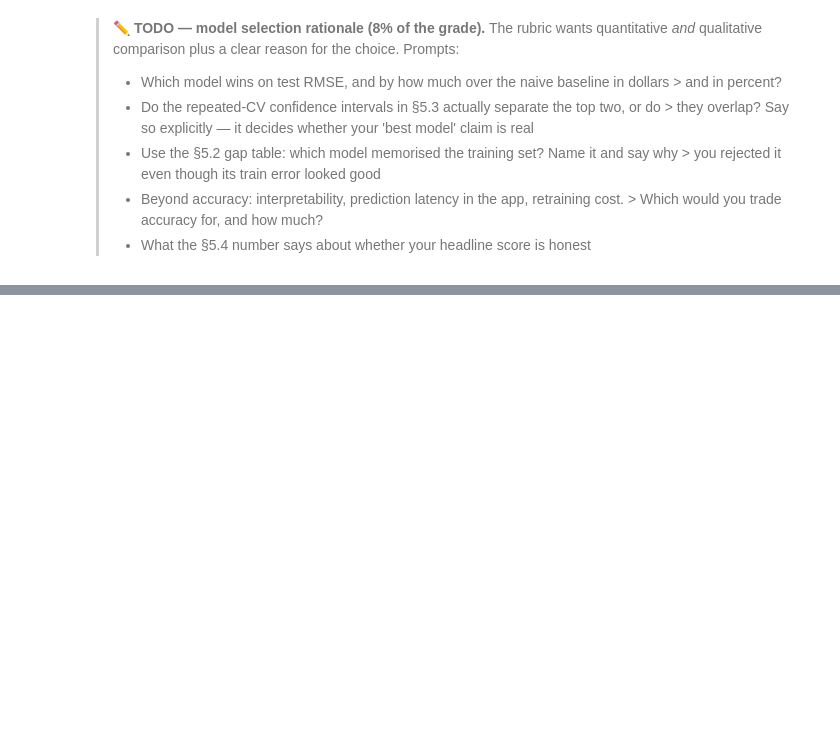
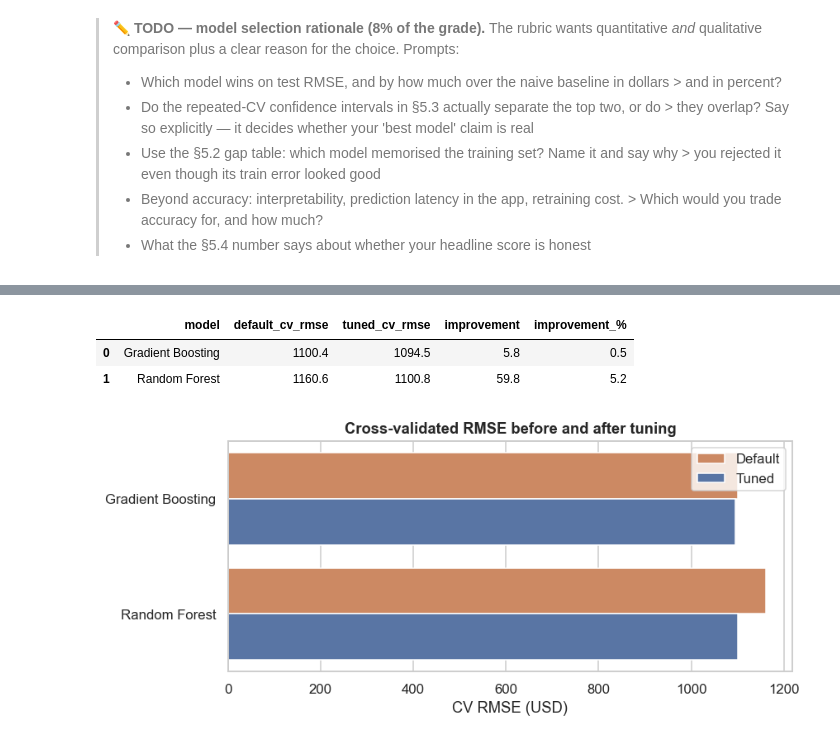
Before and after one commit to marcusteoh/bigmart-sales-forecaster, a Jupyter notebook: BigMart_Sales_Prediction.ipynb, the cells around one changed output, grey strips where cells are left out. Cells and saved outputs as stored; diff of their text form; code cells hidden in the pictures; blank space fills up the shorter version.

Commit message:
Tune the two best models

```diff
--- a/BigMart_Sales_Prediction.ipynb
+++ b/BigMart_Sales_Prediction.ipynb
@@ -1409,0 +1594,41 @@ Optimism the leak would have bought: $-3.3 (-0.32% of RMSE)
+# %%
+## Before/after comparison on identical folds
+
+default_gb_cv = -cross_val_score(
+    bp.build_pipeline(GradientBoostingRegressor(random_state=RANDOM_STATE)),
+    X_train, y_train, cv=tuning_cv, scoring='neg_root_mean_squared_error')
+default_rf_cv = -cross_val_score(
+    bp.build_pipeline(RandomForestRegressor(random_state=RANDOM_STATE, n_jobs=-1)),
+    X_train, y_train, cv=tuning_cv, scoring='neg_root_mean_squared_error')
+
+tuning_summary = pd.DataFrame([
+    {'model': 'Gradient Boosting', 'default_cv_rmse': default_gb_cv.mean(),
+     'tuned_cv_rmse': -gb_search.best_score_},
+    {'model': 'Random Forest', 'default_cv_rmse': default_rf_cv.mean(),
+     'tuned_cv_rmse': -rf_search.best_score_},
+])
+tuning_summary['improvement'] = (tuning_summary['default_cv_rmse']
+                                 - tuning_summary['tuned_cv_rmse'])
+tuning_summary['improvement_%'] = (tuning_summary['improvement']
+                                   / tuning_summary['default_cv_rmse'] * 100)
+display(tuning_summary.round(1))
+
+fig, ax = plt.subplots(figsize=(8, 3.6))
+melted = tuning_summary.melt(id_vars='model',
+                             value_vars=['default_cv_rmse', 'tuned_cv_rmse'],
+                             var_name='setting', value_name='CV RMSE')
+melted['setting'] = melted['setting'].map({'default_cv_rmse': 'Default',
+                                           'tuned_cv_rmse': 'Tuned'})
+sns.barplot(data=melted, x='CV RMSE', y='model', hue='setting', ax=ax,
+            palette=['#DD8452', '#4C72B0'])
+ax.set_title('Cross-validated RMSE before and after tuning', fontweight='bold')
+ax.set_xlabel('CV RMSE (USD)')
+ax.set_ylabel('')
+ax.legend(title='')
+plt.tight_layout()
+plt.show()
+# %% [output]
+|  | model | default_cv_rmse | tuned_cv_rmse | improvement | improvement_% |
+| 0 | Gradient Boosting | 1100.4 | 1094.5 | 5.8 | 0.5 |
+| 1 | Random Forest | 1160.6 | 1100.8 | 59.8 | 5.2 |
+[figure, added]
```
Also changed, not shown: parts of 11 cells of this notebook.
